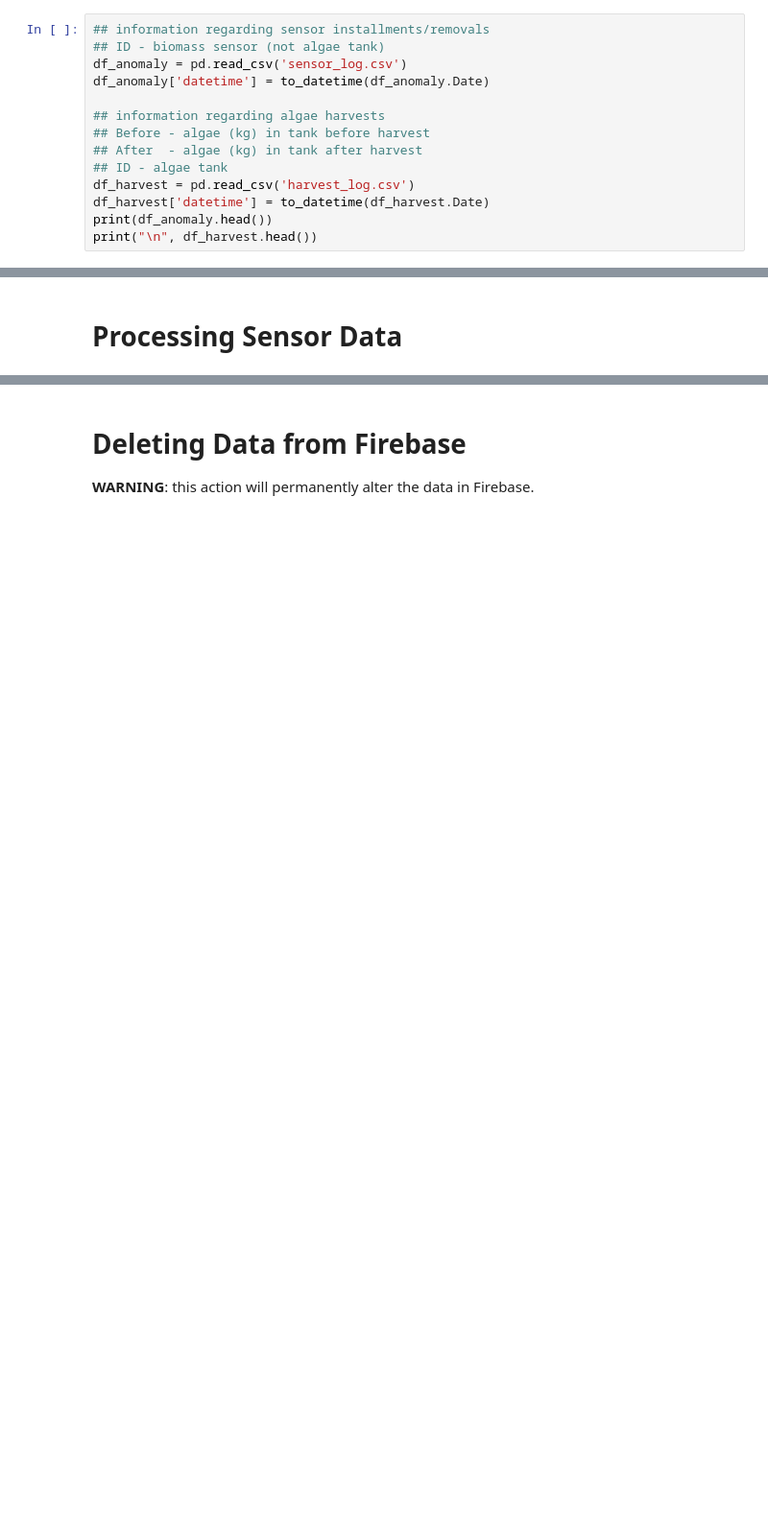
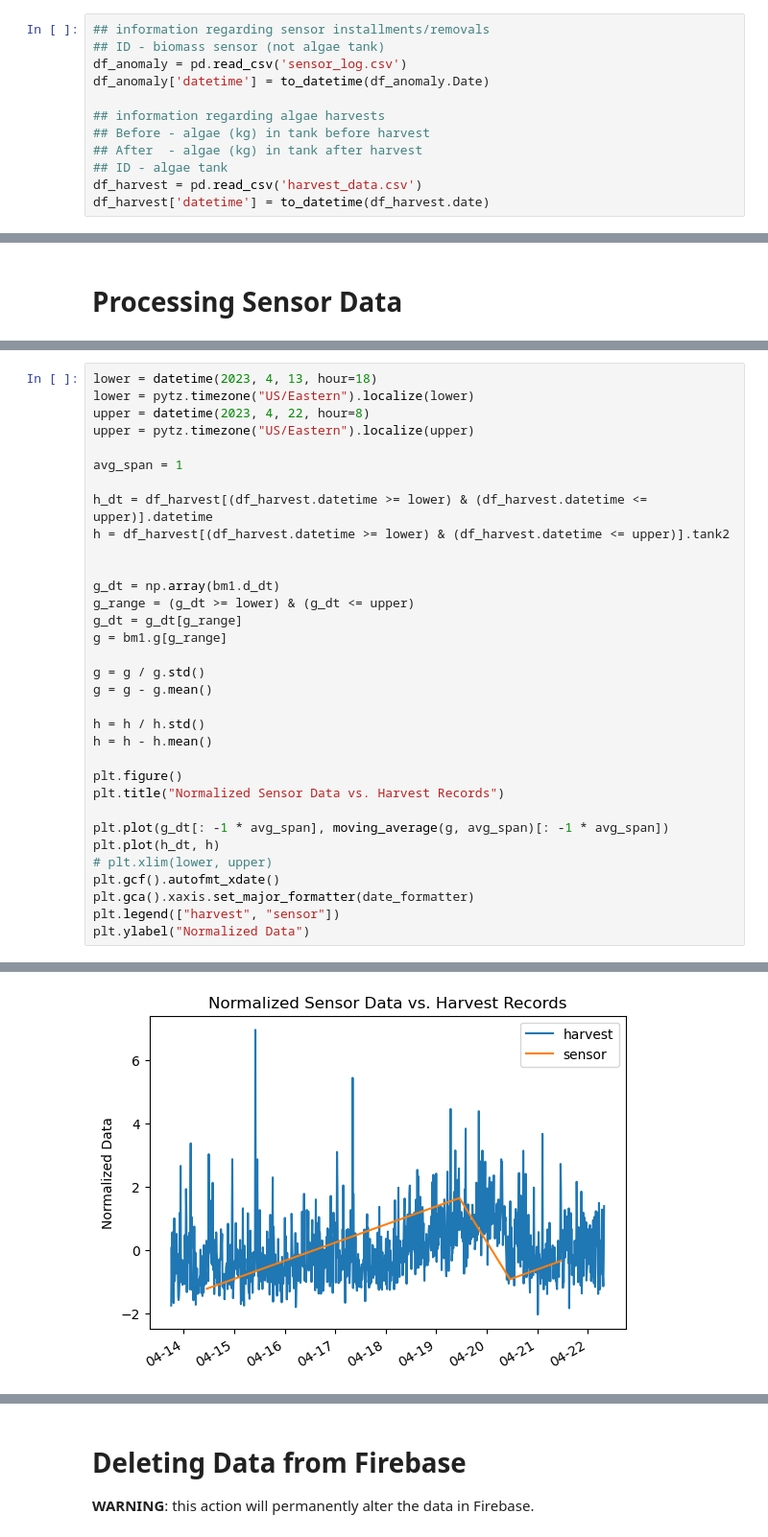
Before and after one commit to wFairmanOlin/Biomass, a Jupyter notebook: data/process_data.ipynb, the cells around one changed output, grey strips where cells are left out. Shown at 96% size. Cells and saved outputs as stored; diff of their text form; blank space fills up the shorter version.

```diff
--- a/data/process_data.ipynb
+++ b/data/process_data.ipynb
@@ -71,7 +75,5 @@ df_anomaly['datetime'] = to_datetime(df_anomaly.Date)
 ## Before - algae (kg) in tank before harvest
 ## After  - algae (kg) in tank after harvest
 ## ID - algae tank
-df_harvest = pd.read_csv('harvest_log.csv')
-df_harvest['datetime'] = to_datetime(df_harvest.Date)
-print(df_anomaly.head())
-print("\n", df_harvest.head())
+df_harvest = pd.read_csv('harvest_data.csv')
+df_harvest['datetime'] = to_datetime(df_harvest.date)
@@ -225,0 +286,34 @@ r
+# %%
+lower = datetime(2023, 4, 13, hour=18)
+lower = pytz.timezone("US/Eastern").localize(lower)
+upper = datetime(2023, 4, 22, hour=8)
+upper = pytz.timezone("US/Eastern").localize(upper)
+
+avg_span = 1
+
+h_dt = df_harvest[(df_harvest.datetime >= lower) & (df_harvest.datetime <= upper)].datetime
+h = df_harvest[(df_harvest.datetime >= lower) & (df_harvest.datetime <= upper)].tank2
+
+
+g_dt = np.array(bm1.d_dt)
+g_range = (g_dt >= lower) & (g_dt <= upper)
+g_dt = g_dt[g_range]
+g = bm1.g[g_range]
+
+g = g / g.std()
+g = g - g.mean()
+
+h = h / h.std()
+h = h - h.mean()
+
+plt.figure()
+plt.title("Normalized Sensor Data vs. Harvest Records")
+
+plt.plot(g_dt[: -1 * avg_span], moving_average(g, avg_span)[: -1 * avg_span])
+plt.plot(h_dt, h)
+# plt.xlim(lower, upper)
+plt.gcf().autofmt_xdate()
+plt.gca().xaxis.set_major_formatter(date_formatter)
+plt.legend(["harvest", "sensor"])
+plt.ylabel("Normalized Data")
+# %% [output]
@@ -225,0 +321 @@ r
+[figure, added]
```
Also changed, not shown: parts of 17 cells of this notebook, 3 other files.
